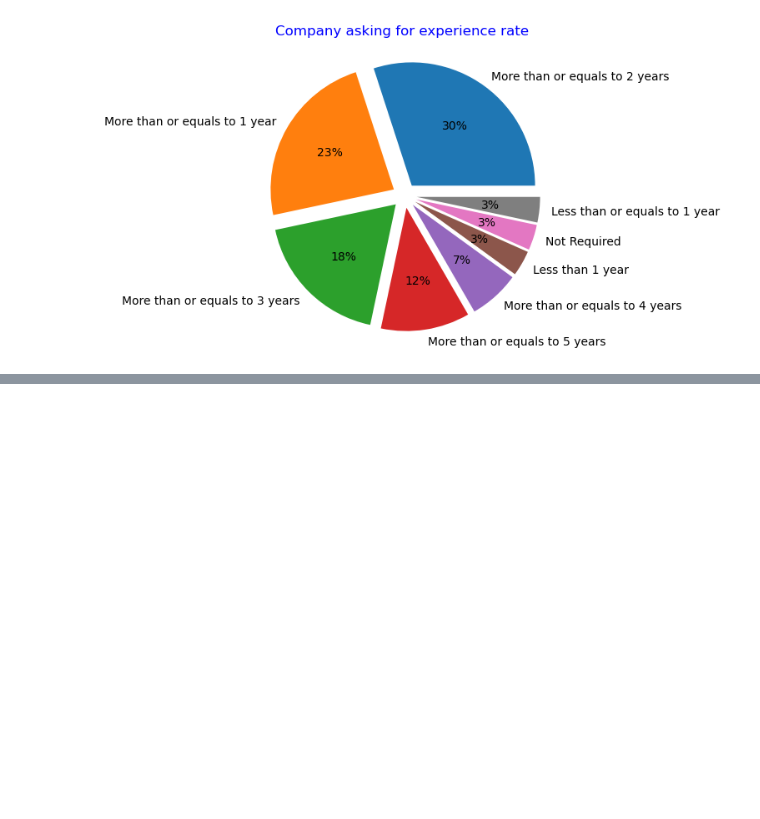
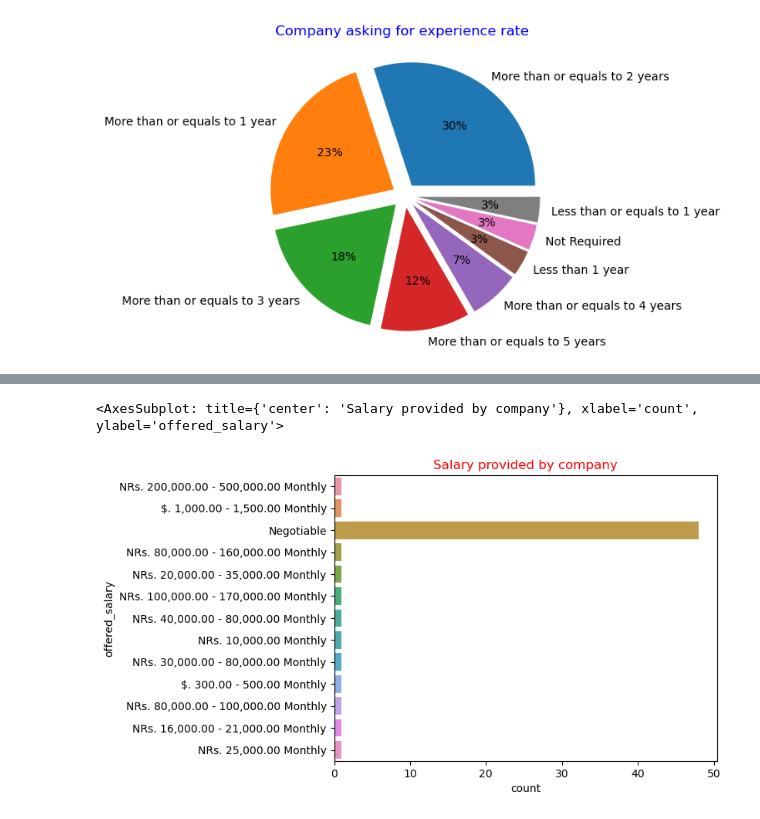
Before and after one commit to BibekRai44/MeroJob-Analysis, a Jupyter notebook: Dataset Analysis/Data Visualization.ipynb, the cells around one changed output, grey strips where cells are left out. Drawn from its saved outputs; the diff is of its cells as text; code cells hidden in the pictures; blank space fills up the shorter version.

Commit message:
countplot

```diff
--- a/Dataset Analysis/Data Visualization.ipynb
+++ b/Dataset Analysis/Data Visualization.ipynb
@@ -115,0 +139,8 @@ plt.pie(data['experience_required'].value_counts(),labels=mylabels,explode=myexp
+# %%
+#count plot of the above data
+
+plt.title('Salary provided by company',color='red')
+sns.countplot(data=data,y=data['offered_salary'])
+# %% [output]
+<AxesSubplot: title={'center': 'Salary provided by company'}, xlabel='count', ylabel='offered_salary'>
+[figure, added]
```
Also changed, not shown: parts of 4 cells of this notebook.
